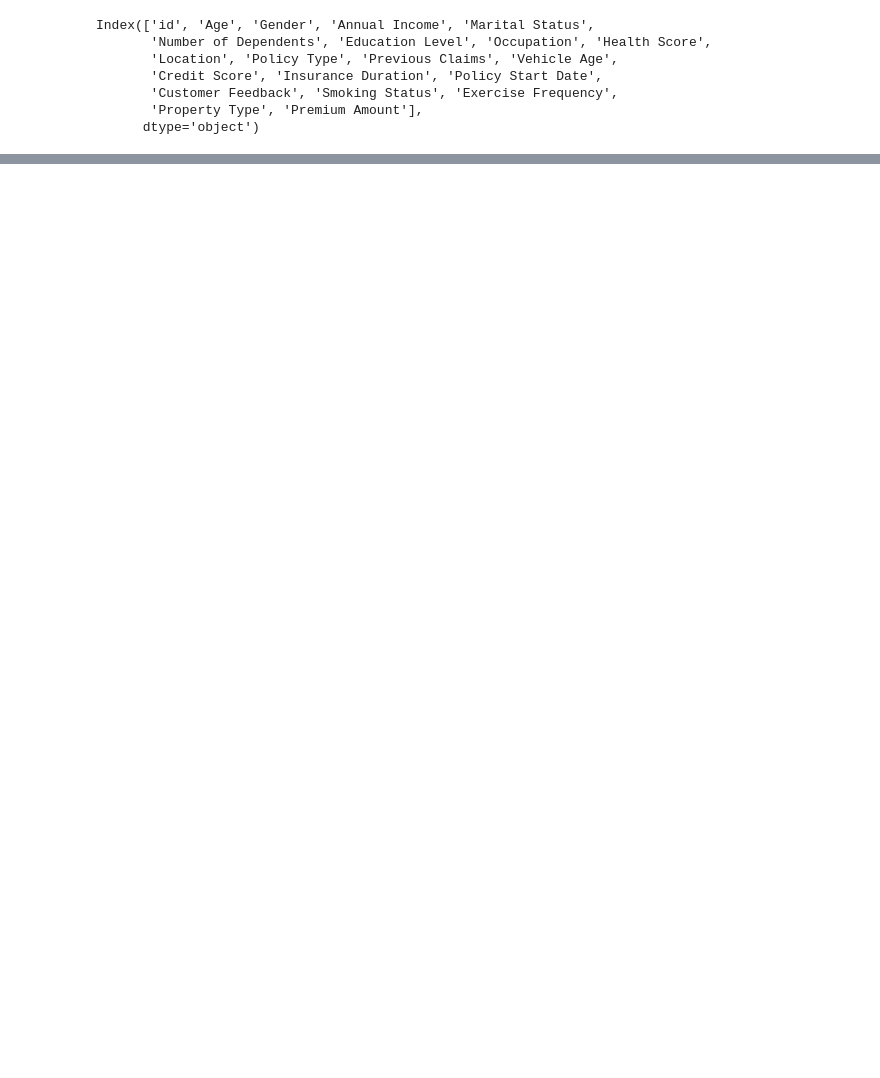
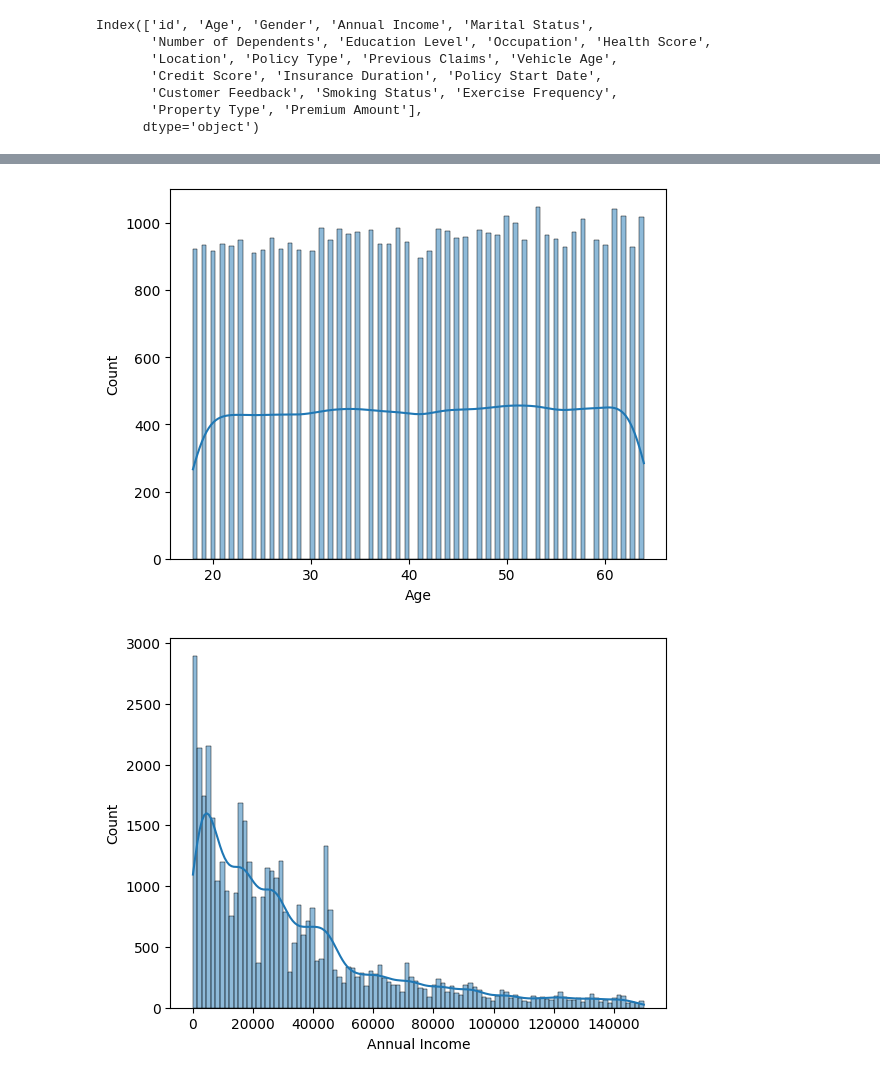
Before and after one commit to Jonathantsihoarana03/insuarance_premium_amount, a Jupyter notebook: insuarance_premium_amount.ipynb, the cells around one changed output, grey strips where cells are left out. Saved outputs shown, nothing was run; the diff lists cells and outputs as text; code cells hidden in the pictures; blank space fills up the shorter version.

```diff
--- a/insuarance_premium_amount.ipynb
+++ b/insuarance_premium_amount.ipynb
@@ -81,0 +93,10 @@ dtype: object
+# %%
+# Quantitative variables
+df1_numerical = df1.select_dtypes(include='float64')
+for col in df1_numerical.iloc[:,:-1]:
+    plt.figure()
+    sns.histplot(data=df1_numerical,x=col,kde=True,bins=100)
+    plt.show()
+# %% [output]
+[figure, added]
+[figure, added]
```
Also changed, not shown: parts of 18 cells of this notebook, 1 other file.
